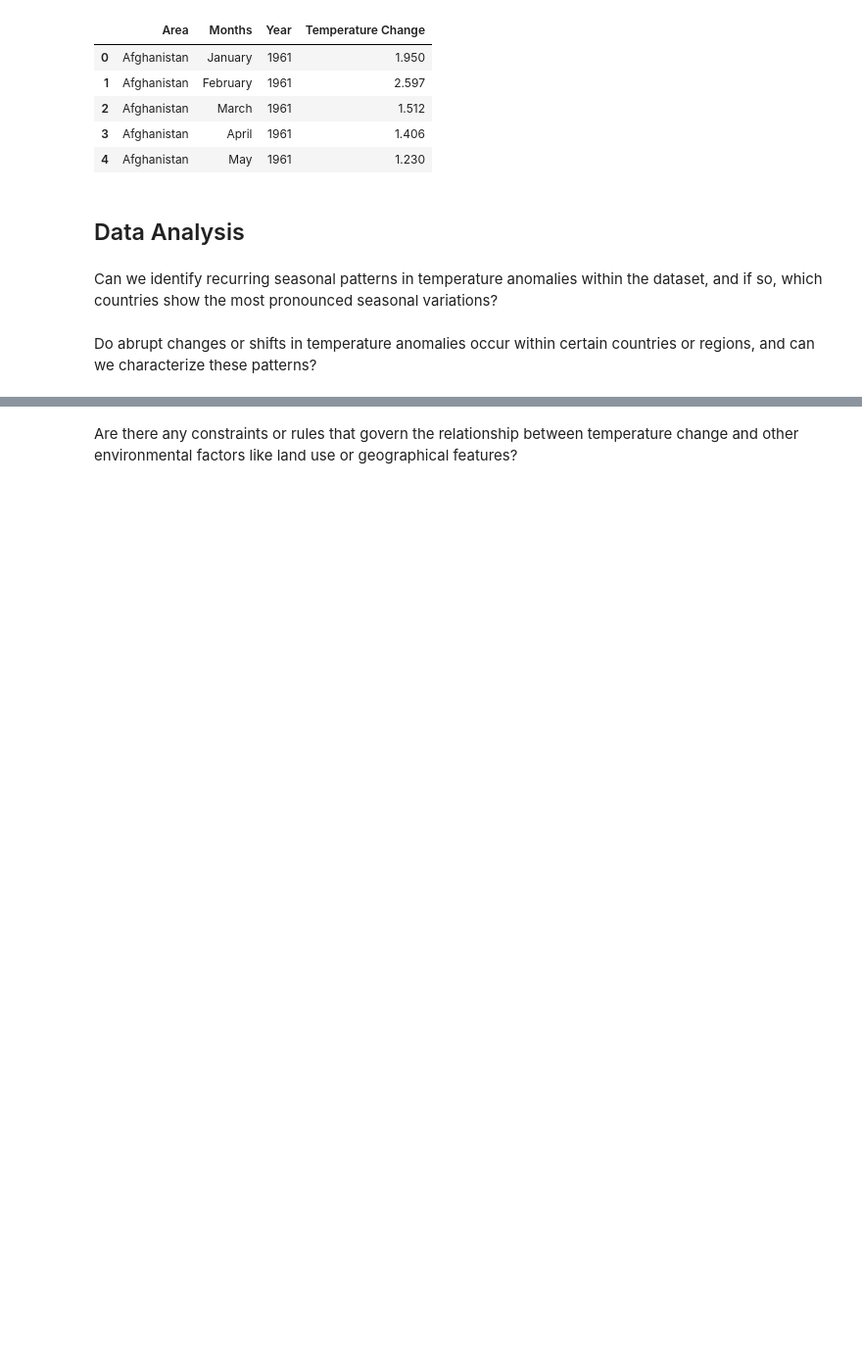
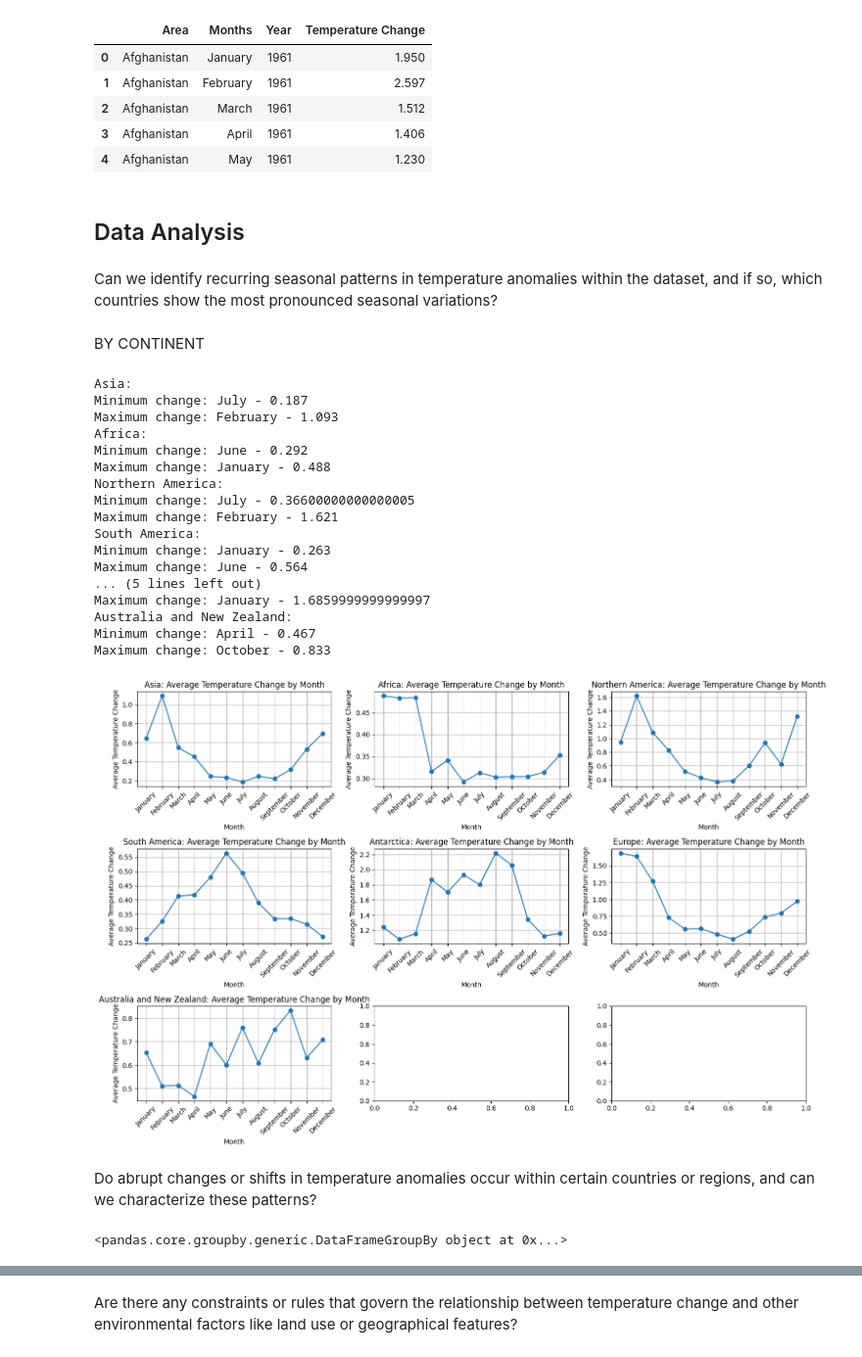
Before and after one commit to rchrdcrngl/DataMining-Temperature, a Jupyter notebook: temperature-seasonality-analysis.ipynb, the cells around one changed output, grey strips where cells are left out. Shown at 98% size. Drawn from its saved outputs; the diff is of its cells as text; code cells hidden in the pictures; blank space fills up the shorter version.

```diff
--- a/temperature-seasonality-analysis.ipynb
+++ b/temperature-seasonality-analysis.ipynb
@@ -64,5 +65,72 @@ data.head(5)
 ## Data Analysis
 # %% [markdown]
 Can we identify recurring seasonal patterns in temperature anomalies within the dataset, and if so, which countries show the most pronounced seasonal variations?
+# %% [markdown]
+BY CONTINENT
+# %%
+# Define continents
+continents = ["Asia", "Africa", "Northern America", "South America", "Antarctica", "Europe", "Australia and New Zealand"]
+
+# Create subplots
+# Calculate number of rows and columns for subplots
+num_rows = (len(continents) + 2) // 3  # Add 2 to ensure that we round up
+num_cols = min(len(continents), 3)
+
+# Create subplots
+fig, axs = plt.subplots(num_rows, num_cols, figsize=(15, 10))
+
+# Iterate over continents
+for i, continent in enumerate(continents):
+    # Filter data for the continent
+    # Calculate subplot index
+    row_index = i // num_cols
+    col_index = i % num_cols
+    continent_data = data[(data["Area"] == continent)]
+
+    # Calculate average temperature change by month
+    monthly_avg = continent_data.groupby('Months', sort=False)['Temperature Change'].mean().reset_index()
+
+    # Calculate minimum and maximum temperature changes
+    min_index = monthly_avg['Temperature Change'].idxmin()
+    max_index = monthly_avg['Temperature Change'].idxmax()
+    min_change = monthly_avg.loc[min_index, 'Temperature Change']
+    max_change = monthly_avg.loc[max_index, 'Temperature Change']
+    min_month = monthly_avg.loc[min_index, 'Months']
+    max_month = monthly_avg.loc[max_index, 'Months']
+
+    print(continent + ":")
+    print(f"Minimum change: {min_month} - {min_change}")
+    print(f"Maximum change: {max_month} - {max_change}")
+
+    # Plot on the corresponding subplot
+    axs[row_index][col_index].plot(monthly_avg['Months'], monthly_avg['Temperature Change'], marker='o')
+    axs[row_index][col_index].set_title(continent + ': Average Temperature Change by Month')
+    axs[row_index][col_index].set_xlabel('Month')
+    axs[row_index][col_index].set_ylabel('Average Temperature Change')
+    axs[row_index][col_index].set_xticks(monthly_avg.index)
+    axs[row_index][col_index].set_xticklabels(monthly_avg['Months'], rotation=45)
+    axs[row_index][col_index].grid(True)
+
+plt.tight_layout()
+plt.show()
+# %% [output]
+Asia:
+Minimum change: July - 0.187
+Maximum change: February - 1.093
+Africa:
+Minimum change: June - 0.292
+Maximum change: January - 0.488
+Northern America:
+Minimum change: July - 0.36600000000000005
+Maximum change: February - 1.621
+South America:
+Minimum change: January - 0.263
+Maximum change: June - 0.564
+... (5 lines left out)
+Maximum change: January - 1.6859999999999997
+Australia and New Zealand:
+Minimum change: April - 0.467
+Maximum change: October - 0.833
+[figure, added]
 # %% [markdown]
 Do abrupt changes or shifts in temperature anomalies occur within certain countries or regions, and can we characterize these patterns?
@@ -68,0 +139,4 @@ Do abrupt changes or shifts in temperature anomalies occur within certain countr
+# %%
+data.groupby('Area')
+# %% [output]
+<pandas.core.groupby.generic.DataFrameGroupBy object at 0x...>
```
Also changed, not shown: parts of 4 cells of this notebook, 2 other files.
